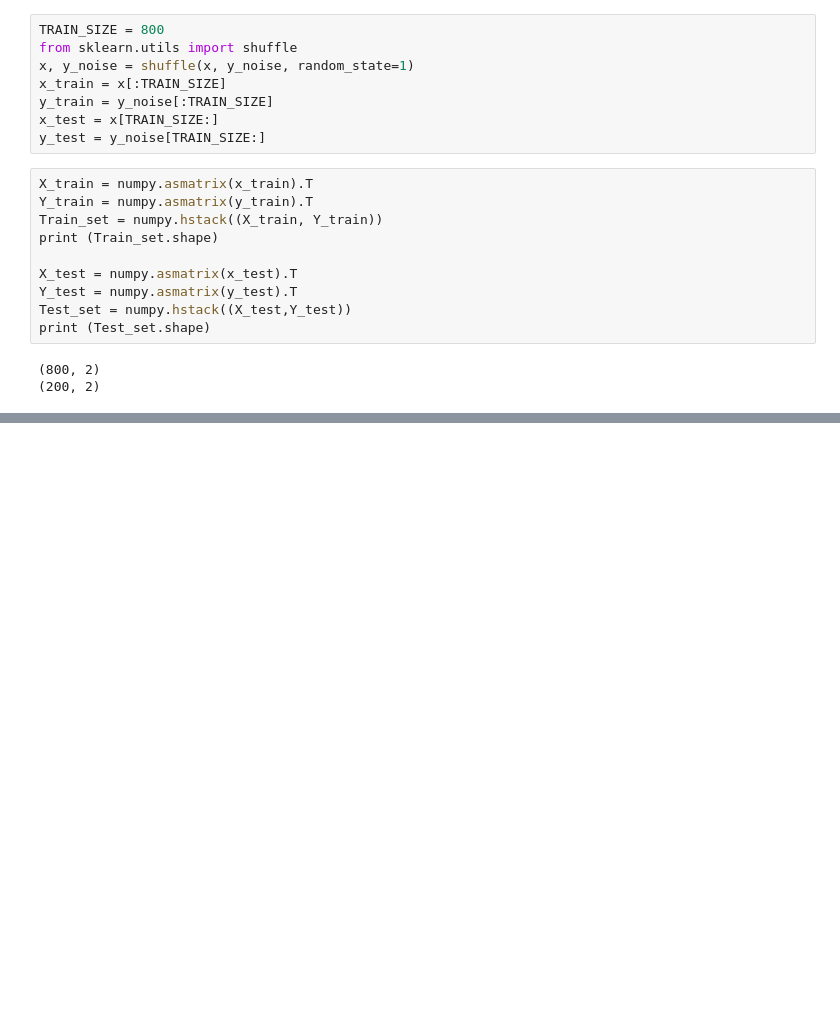
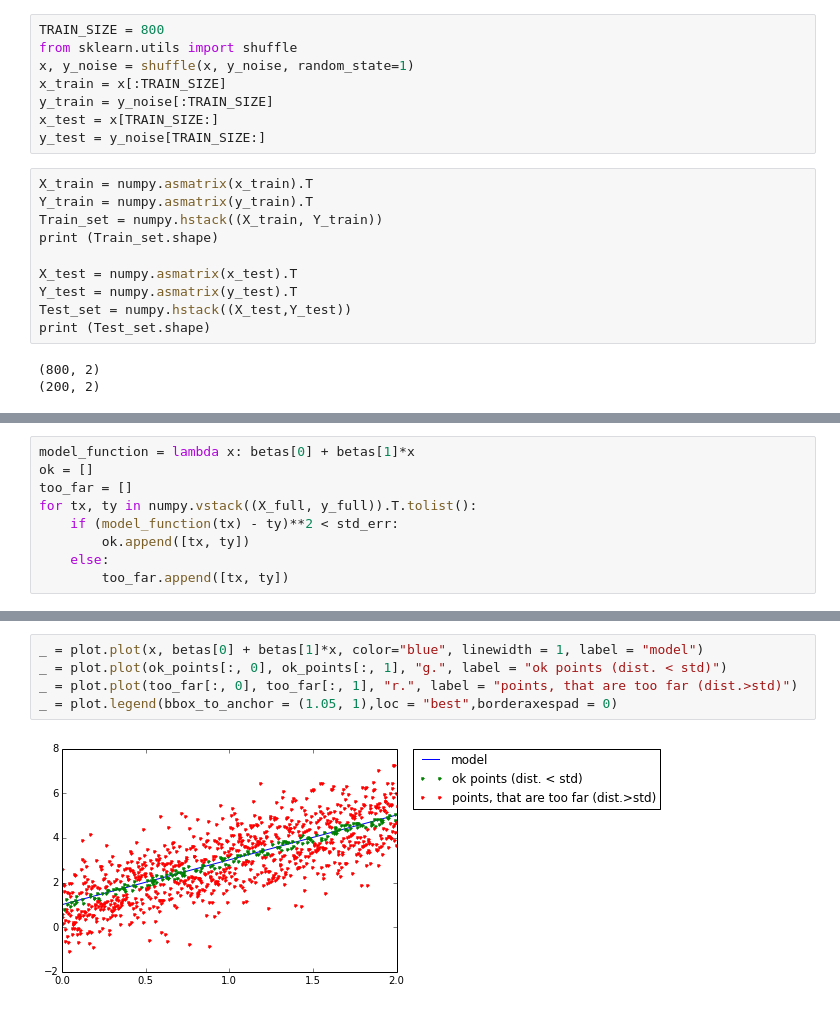
Before and after one commit to effect/bii-14s, a Jupyter notebook: kolchanova/python3.ipynb, the cells around one changed output, grey strips where cells are left out. Drawn from its saved outputs; the diff is of its cells as text; blank space fills up the shorter version.

```diff
--- a/kolchanova/python3.ipynb
+++ b/kolchanova/python3.ipynb
@@ -96,0 +113,9 @@ plot.ylabel('Y')
+# %%
+model_function = lambda x: betas[0] + betas[1]*x
+ok = []
+too_far = []
+for tx, ty in numpy.vstack((X_full, y_full)).T.tolist():
+    if (model_function(tx) - ty)**2 < std_err:
+        ok.append([tx, ty])
+    else:
+        too_far.append([tx, ty])
@@ -96,0 +130,7 @@ plot.ylabel('Y')
+# %%
+_ = plot.plot(x, betas[0] + betas[1]*x, color="blue", linewidth = 1, label = "model")
+_ = plot.plot(ok_points[:, 0], ok_points[:, 1], "g.", label = "ok points (dist. < std)")
+_ = plot.plot(too_far[:, 0], too_far[:, 1], "r.", label = "points, that are too far (dist.>std)")
+_ = plot.legend(bbox_to_anchor = (1.05, 1),loc = "best",borderaxespad = 0)
+# %% [output]
+[figure, added]
```
Also changed, not shown: parts of 10 cells of this notebook, 1 other file.
